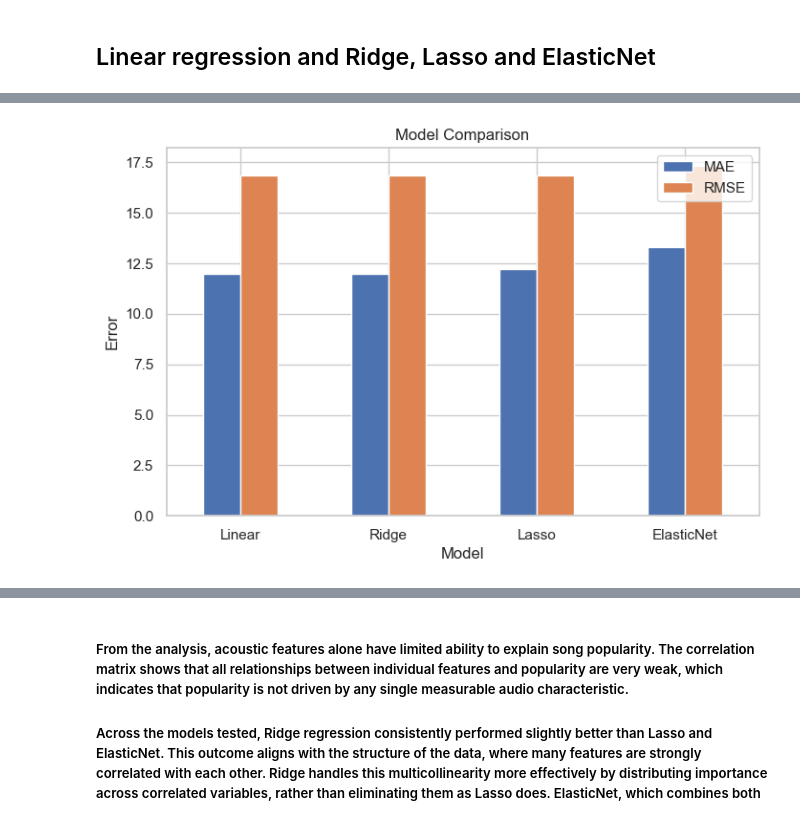
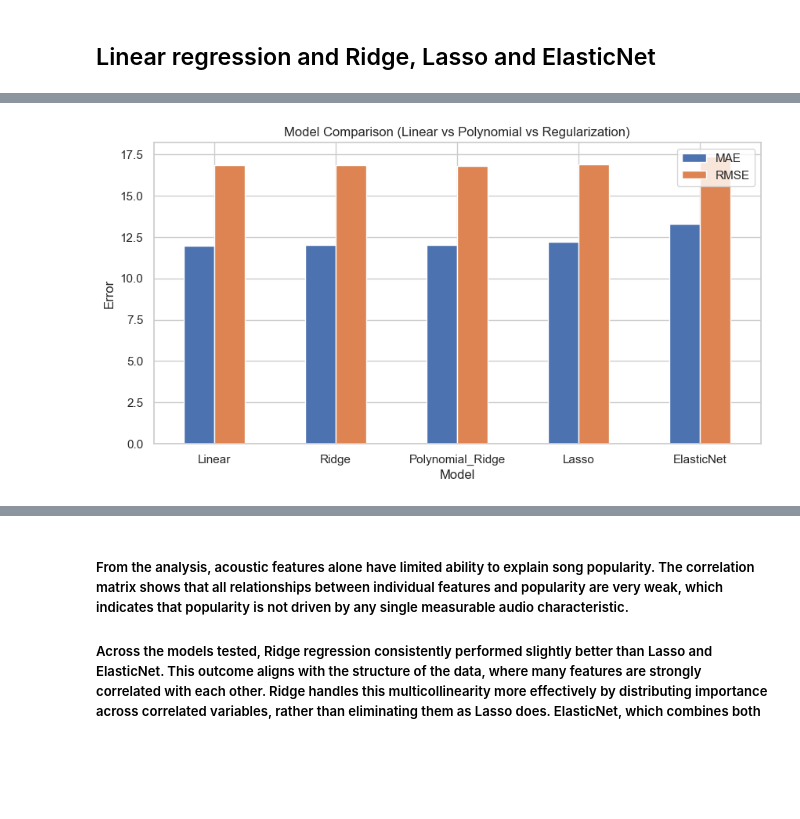
Before and after one commit to diplomadoequipo908-a11y/Proyecto-modulo-5, a Jupyter notebook: spotify_analysis.ipynb, the cells around one changed output, grey strips where cells are left out. Drawn from its saved outputs; the diff is of its cells as text; code cells hidden in the pictures; blank space fills up the shorter version.

```diff
--- a/spotify_analysis.ipynb
+++ b/spotify_analysis.ipynb
@@ -291,18 +269,8 @@ plt.show()
 # %% [markdown]
 ## Linear regression and Ridge, Lasso and ElasticNet
 # %%
-import numpy as np
-import pandas as pd
-import matplotlib.pyplot as plt
 
-from sklearn.compose import ColumnTransformer
-from sklearn.pipeline import Pipeline
-from sklearn.preprocessing import StandardScaler, OneHotEncoder
-from sklearn.model_selection import train_test_split
-from sklearn.linear_model import LinearRegression, Ridge, Lasso, ElasticNet
-from sklearn.metrics import mean_absolute_error, mean_squared_error, r2_score
-
-
+# Drop unnecessary cols
 df_model = df.drop(columns=[
     'track_id',
     'track_name',
@@ -310,57 +278,54 @@ df_model = df.drop(columns=[
     'artists',
     'time_signature'
 ])
-
+# Format
 df_model['explicit'] = df_model['explicit'].astype(int)
 df_model['key'] = df_model['key'].astype(str)
-# Log transform due to high skewed distribution.
 df_model['duration_ms'] = np.log1p(df_model['duration_ms'])
-
+# Features/target split
 X = df_model.drop('popularity', axis=1)
 y = df_model['popularity']
 
-num_features = [
-    'duration_ms','danceability','energy','loudness',
-    'speechiness','acousticness','instrumentalness',
-    'liveness','valence','tempo'
-]
-
+num_features = ['duration_ms','danceability','energy','loudness','speechiness','acousticness','instrumentalness','liveness','valence','tempo']
 cat_features = ['key','track_genre']
 
-X_train_full, X_test, y_train_full, y_test = train_test_split(
-    X,
-    y,
-    test_size=0.20,
-    random_state=42
-)
+# Train/test split
+X_train_full, X_test, y_train_full, y_test = train_test_split(X, y, test_size=0.20, random_state=42)
+X_train, X_val, y_train, y_val = train_test_split(X_train_full, y_train_full, test_size=0.20, random_state=42)
 
-X_train, X_val, y_train, y_val = train_test_split(
-    X_train_full,
-    y_train_full,
-    test_size=0.20,
-    random_state=42
-)
-
-preprocessor = ColumnTransformer([
+# Standard pipeline prepocessor
+base_preprocessor = ColumnTransformer([
     ('num', StandardScaler(), num_features),
     ('cat', OneHotEncoder(handle_unknown='ignore'), cat_features)
 ], remainder='passthrough')
 
+# Polynomial pipeline prepocessor
+poly_num_pipeline = Pipeline([
+    ('scale', StandardScaler()),
+    ('poly', PolynomialFeatures(degree=2, include_bias=False))
+])
+
+poly_preprocessor = ColumnTransformer([
+    ('num', poly_num_pipeline, num_features),
+    ('cat', OneHotEncoder(handle_unknown='ignore'), cat_features)
+])
+
 # Models
-
 models = {
-    'Linear': LinearRegression(),
-    'Ridge': Ridge(alpha=1),
-    'Lasso': Lasso(alpha=0.01, max_iter=10000),
-    'ElasticNet': ElasticNet(alpha=0.01, l1_ratio=0.5, max_iter=10000)
+    'Linear': (base_preprocessor, LinearRegression()),
+    'Ridge': (base_preprocessor, Ridge(alpha=1.0)),
+    'Lasso': (base_preprocessor, Lasso(alpha=0.01, max_iter=10000)),
+    'ElasticNet': (base_preprocessor, ElasticNet(alpha=0.01, l1_ratio=0.5, max_iter=10000)),
+    'Polynomial_Ridge': (poly_preprocessor, Ridge(alpha=10.0))
 }
 
+# Train
 results = []
 
-for name, model in models.items():
+for name, (prep, model) in models.items():
 
     pipe = Pipeline([
-        ('prep', preprocessor),
+        ('prep', prep),
         ('model', model)
     ])
 
@@ -376,29 +341,25 @@ for name, model in models.items():
 
 results = pd.DataFrame(results).sort_values('MAE')
 
+print("\n*** MODEL COMPARISON ***")
 print(results)
 
 # Plot
-
-results.set_index('Model')[['MAE','RMSE']].plot(
-    kind='bar',
-    figsize=(8,5)
-)
-
-plt.title('Model Comparison')
+results.set_index('Model')[['MAE','RMSE']].plot(kind='bar',figsize=(10,5))
+plt.title('Model Comparison (Linear vs Polynomial vs Regularization)')
 plt.ylabel('Error')
 plt.xticks(rotation=0)
 plt.show()
 
-# Best model coefficients
-
+# Best model
 best_name = results.iloc[0]['Model']
-best_model = models[best_name]
+best_prep, best_model = models[best_name]
 
 best_pipe = Pipeline([
-    ('prep', preprocessor),
+    ('prep', best_prep),
     ('model', best_model)
 ])
 
-best_pipe.fit(X_train, y_train);
+best_pipe.fit(X_train, y_train)
+print(f"\nBest model: {best_name}")
 # %% [output]
@@ -410 +373 @@ best_pipe.fit(X_train, y_train);
-[figure, old version]
+[figure, new version]
```
Also changed, not shown: parts of 5 cells of this notebook.
